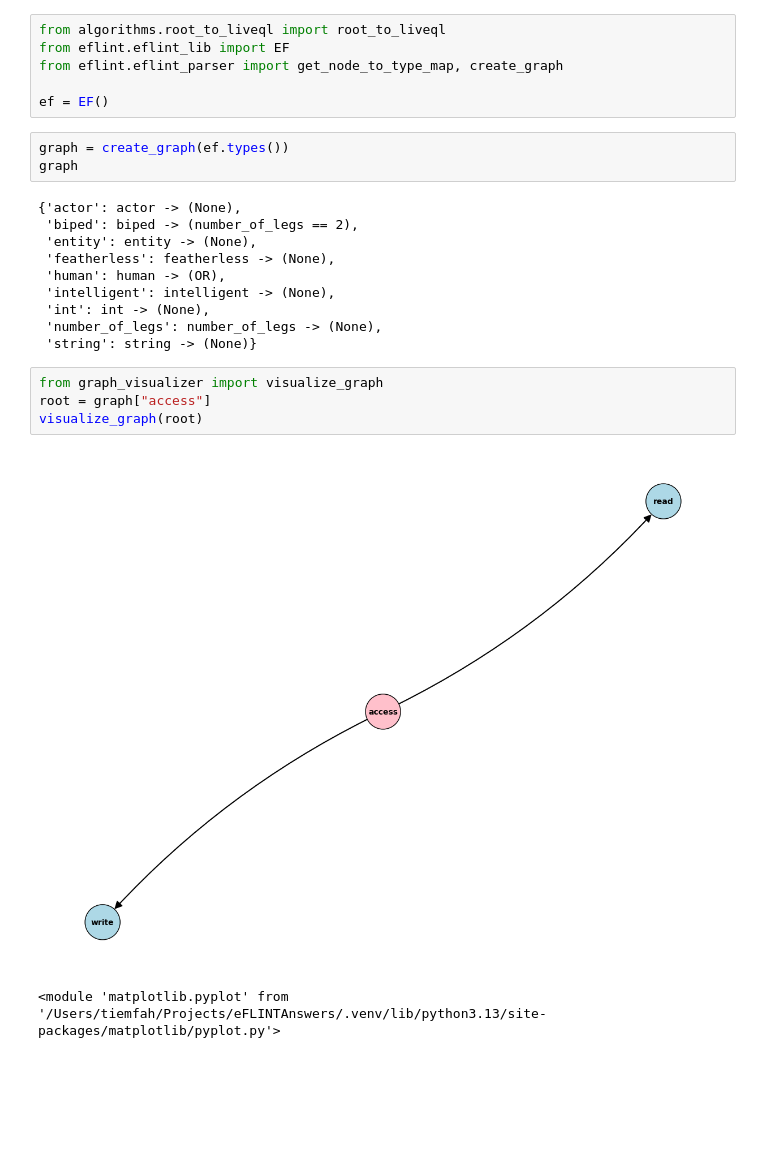
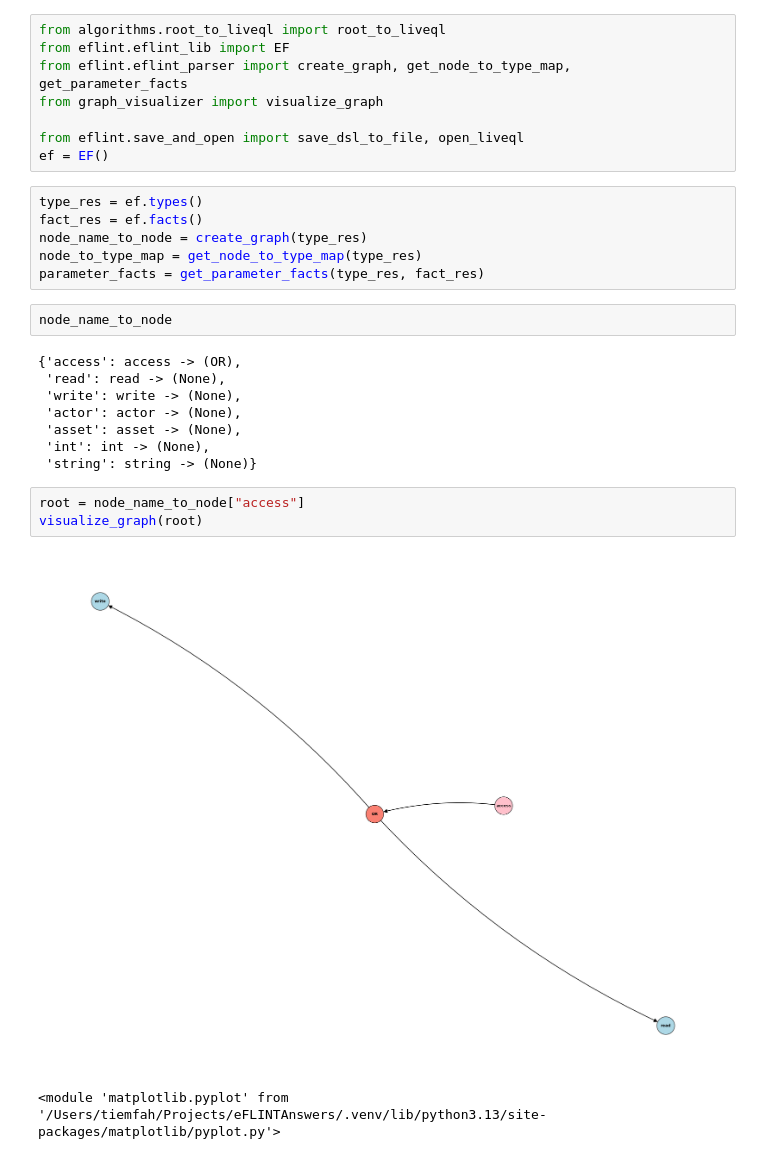
Before and after one commit to tiemfah/eFLINTAnswers, a Jupyter notebook: demos/access_control_demo.ipynb, the cells around one changed output. Drawn from its saved outputs; the diff is of its cells as text; blank space fills up the shorter version.

```diff
--- a/demos/access_control_demo.ipynb
+++ b/demos/access_control_demo.ipynb
@@ -1,26 +1,30 @@
 # %%
 from algorithms.root_to_liveql import root_to_liveql
 from eflint.eflint_lib import EF
-from eflint.eflint_parser import get_node_to_type_map, create_graph
+from eflint.eflint_parser import create_graph, get_node_to_type_map, get_parameter_facts
+from graph_visualizer import visualize_graph
 
+from eflint.save_and_open import save_dsl_to_file, open_liveql
 ef = EF()
+# %%
+type_res = ef.types()
+fact_res = ef.facts()
+node_name_to_node = create_graph(type_res)
+node_to_type_map = get_node_to_type_map(type_res)
+parameter_facts = get_parameter_facts(type_res, fact_res)
 # %%
-graph = create_graph(ef.types())
-graph
+node_name_to_node
 # %% [output]
-{'actor': actor -> (None),
- 'biped': biped -> (number_of_legs == 2),
- 'entity': entity -> (None),
- 'featherless': featherless -> (None),
- 'human': human -> (OR),
- 'intelligent': intelligent -> (None),
+{'access': access -> (OR),
+ 'read': read -> (None),
+ 'write': write -> (None),
+ 'actor': actor -> (None),
+ 'asset': asset -> (None),
  'int': int -> (None),
- 'number_of_legs': number_of_legs -> (None),
  'string': string -> (None)}
 # %%
-from graph_visualizer import visualize_graph
-root = graph["access"]
+root = node_name_to_node["access"]
 visualize_graph(root)
 # %% [output]
-[figure, old version]
+[figure, new version]
 <module 'matplotlib.pyplot' from '/Users/tiemfah/Projects/eFLINTAnswers/.venv/lib/python3.13/site-packages/matplotlib/pyplot.py'>
```
Also changed, not shown: parts of 2 cells of this notebook, 25 other files.
